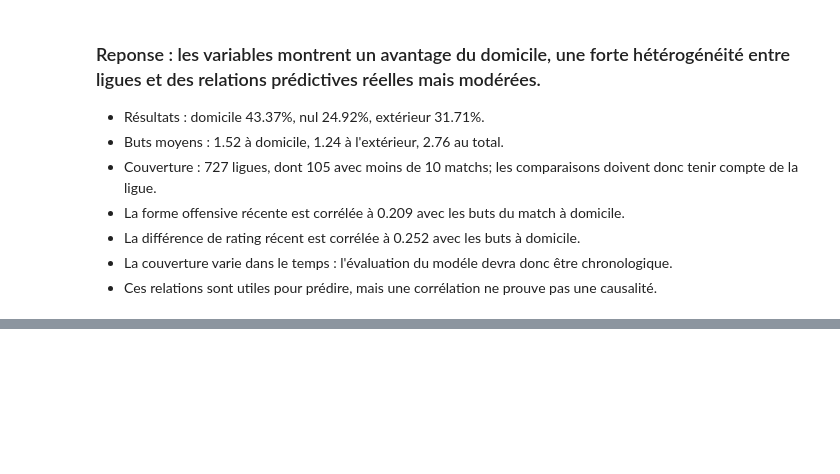
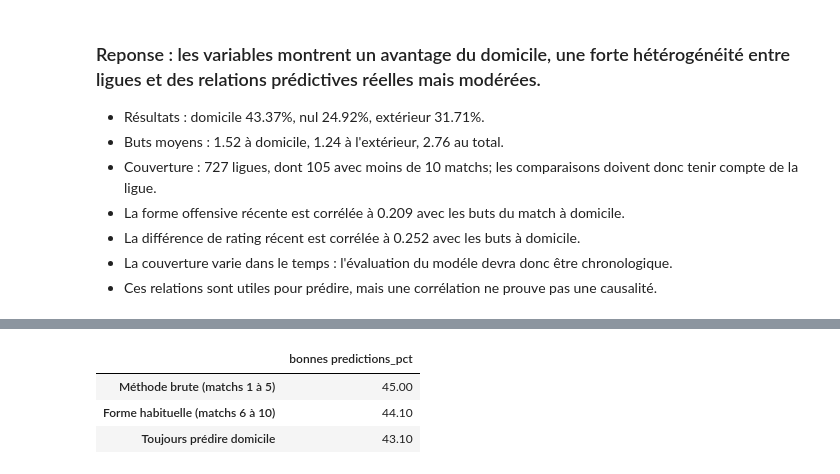
Before and after one commit to hugopicot/Football-Match-Probability-Prediction, a Jupyter notebook: Notebook/eda_jointure.ipynb, the cells around one changed output, grey strips where cells are left out. Saved outputs shown, nothing was run; the diff lists cells and outputs as text; code cells hidden in the pictures; blank space fills up the shorter version.

```diff
--- a/Notebook/eda_jointure.ipynb
+++ b/Notebook/eda_jointure.ipynb
@@ -1116,0 +820,27 @@ Autrement dit, l'association brute vient surtout du fait que les **bonnes équip
+# %%
+def prediction(points_home, points_away):
+    return np.where(
+        points_home > points_away, "home",
+        np.where(points_away > points_home, "away", "home"),
+    )
+
+data["pred_forme"] = prediction(data["home_5"], data["away_5"])
+data["pred_habituelle"] = prediction(data["home_610"], data["away_610"])
+
+justesse = pd.DataFrame({
+    "bonnes predictions_pct": [
+        100 * (data["pred_forme"] == data["resultat"]).mean(),
+        100 * (data["pred_habituelle"] == data["resultat"]).mean(),
+        100 * (data["resultat"] == "home").mean(),
+    ]
+}, index=[
+    "Méthode brute (matchs 1 à 5)",
+    "Forme habituelle (matchs 6 à 10)",
+    "Toujours prédire domicile",
+])
+justesse.round(1)
+# %% [output]
+|  | bonnes predictions_pct |
+| Méthode brute (matchs 1 à 5) | 45.00 |
+| Forme habituelle (matchs 6 à 10) | 44.10 |
+| Toujours prédire domicile | 43.10 |
```
Also changed, not shown: parts of 17 cells of this notebook, 1 other file.
